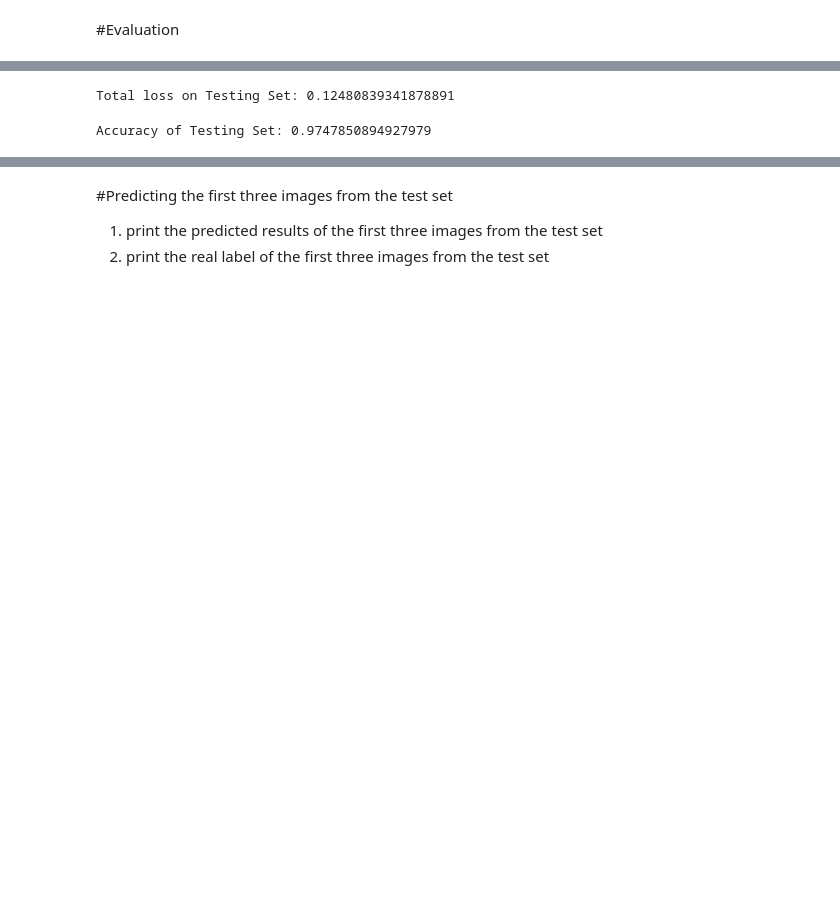
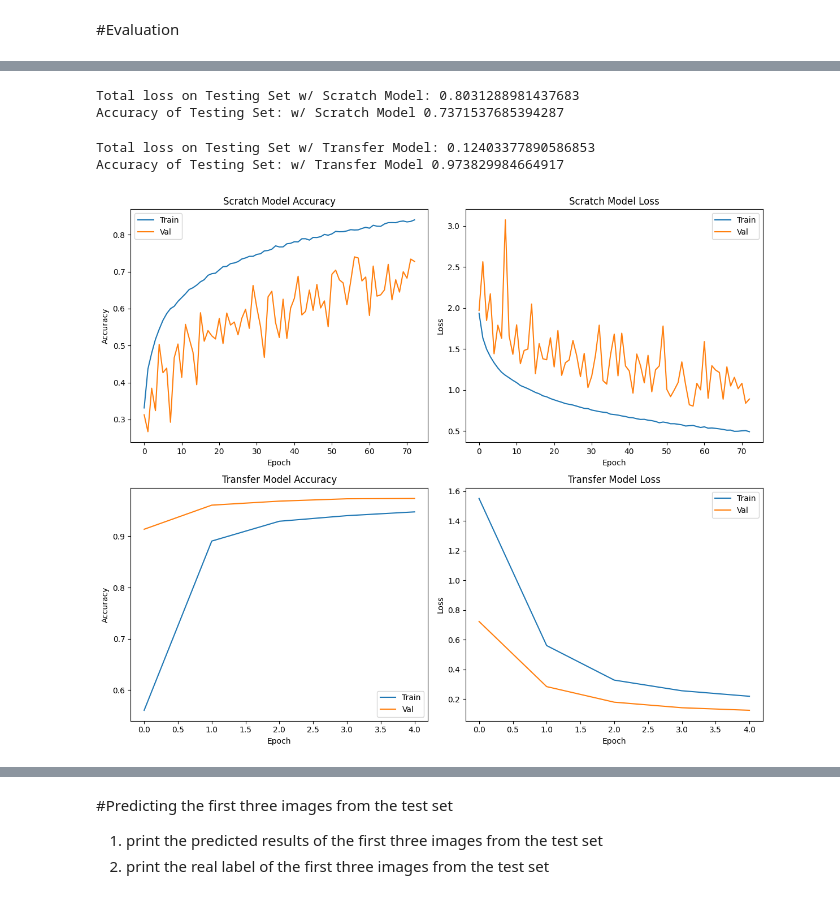
Before and after one commit to mauwrq/final_project_cecs456, a Jupyter notebook: final_project_cecs456.ipynb, the cells around one changed output, grey strips where cells are left out. Saved outputs shown, nothing was run; the diff lists cells and outputs as text; code cells hidden in the pictures; blank space fills up the shorter version.

```diff
--- a/final_project_cecs456.ipynb
+++ b/final_project_cecs456.ipynb
@@ -83,3 +151,17 @@ transfer.compile(loss="sparse_categorical_crossentropy",
               metrics=["accuracy"])
 # %% [markdown]
 # training neural network model:
+# %%
+early_stop = tf.keras.callbacks.EarlyStopping(
+    monitor="val_loss",
+    patience=15,
+    restore_best_weights=True
+)
+
+checkpoint = tf.keras.callbacks.ModelCheckpoint(
+    'best_model.h5',
+    monitor='val_accuracy',
+    save_best_only=True,
+    mode='max',
+    verbose=1
+)
@@ -86,4 +188,4 @@ transfer.compile(loss="sparse_categorical_crossentropy",
 # %%
-history = transfer.fit(train_ds, batch_size = 32, epochs=5, validation_data=test_ds)
+history_t = transfer.fit(train_ds_224, batch_size = 32, epochs=5, validation_data=test_ds_224)
 # %% [output]
 Epoch 1/5
@@ -105,8 +211,53 @@ score = transfer.evaluate(test_ds)
 # %%
-print('Total loss on Testing Set:', score[0])
+print('Total loss on Testing Set w/ Scratch Model:', score_s[0])
+print('Accuracy of Testing Set: w/ Scratch Model', score_s[1])
 # %% [output]
-Total loss on Testing Set: 0.12480839341878891
+Total loss on Testing Set w/ Scratch Model: 0.8031288981437683
+Accuracy of Testing Set: w/ Scratch Model 0.7371537685394287
-# %%
-print('Accuracy of Testing Set:', score[1])
-# %% [output]
-Accuracy of Testing Set: 0.9747850894927979
+# %%
+print('Total loss on Testing Set w/ Transfer Model:', score_t[0])
+print('Accuracy of Testing Set: w/ Transfer Model', score_t[1])
+# %% [output]
+Total loss on Testing Set w/ Transfer Model: 0.12403377890586853
+Accuracy of Testing Set: w/ Transfer Model 0.973829984664917
+# %%
+plt.figure(figsize=(12, 10))
+
+# scratch
+plt.subplot(2, 2, 1)
+plt.plot(history_s.history['accuracy'], label='Train')
+plt.plot(history_s.history['val_accuracy'], label='Val')
+plt.title('Scratch Model Accuracy')
+plt.xlabel('Epoch')
+plt.ylabel('Accuracy')
+plt.legend()
+
+plt.subplot(2, 2, 2)
+plt.plot(history_s.history['loss'], label='Train')
+plt.plot(history_s.history['val_loss'], label='Val')
+plt.title('Scratch Model Loss')
+plt.xlabel('Epoch')
+plt.ylabel('Loss')
+plt.legend()
+
+# transfer
+plt.subplot(2, 2, 3)
+plt.plot(history_t.history['accuracy'], label='Train')
+plt.plot(history_t.history['val_accuracy'], label='Val')
+plt.title('Transfer Model Accuracy')
+plt.xlabel('Epoch')
+plt.ylabel('Accuracy')
+plt.legend()
+
+plt.subplot(2, 2, 4)
+plt.plot(history_t.history['loss'], label='Train')
+plt.plot(history_t.history['val_loss'], label='Val')
+plt.title('Transfer Model Loss')
+plt.xlabel('Epoch')
+plt.ylabel('Loss')
+plt.legend()
+
+plt.tight_layout()
+plt.show()
+# %% [output]
+[figure, added]
```
Also changed, not shown: parts of 24 cells of this notebook.
